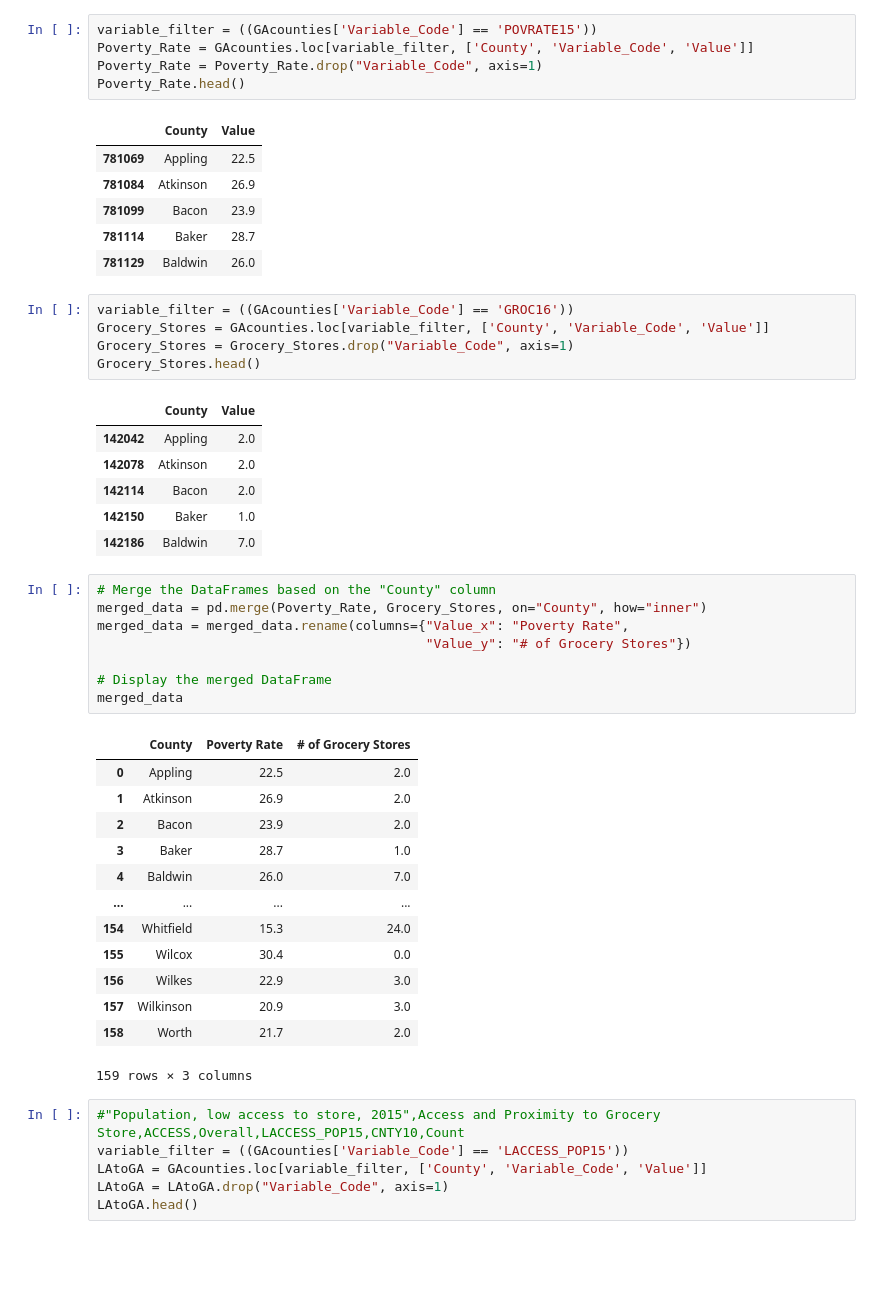
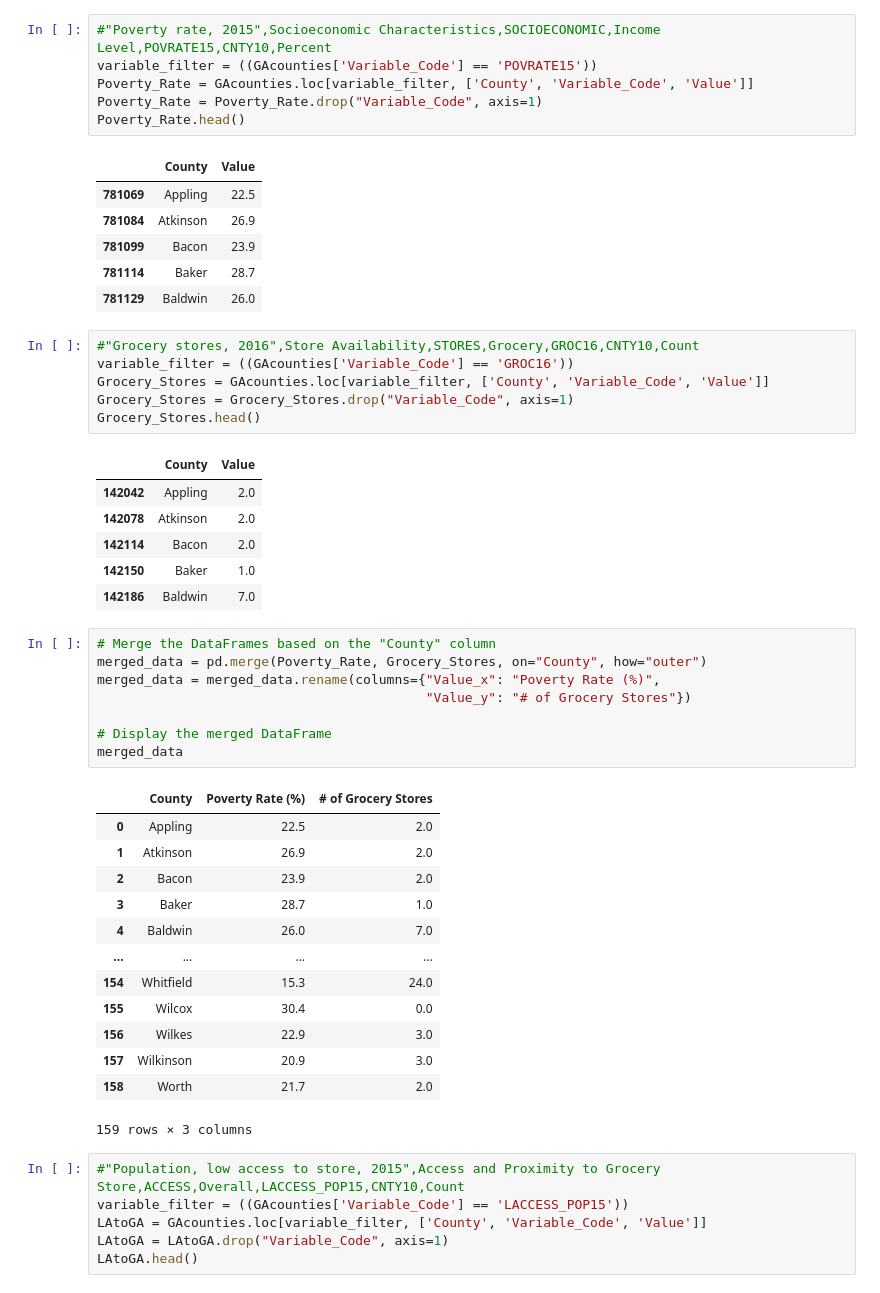
Before and after one commit to anishak520/Project1, a Jupyter notebook: GA-Food_Access-1.ipynb, the cells around one changed output. Cells and saved outputs as stored; diff of their text form; blank space fills up the shorter version.

```diff
--- a/GA-Food_Access-1.ipynb
+++ b/GA-Food_Access-1.ipynb
@@ -31,4 +31,5 @@ GA_Population_Data_df.head()
 # %%
+#"Poverty rate, 2015",Socioeconomic Characteristics,SOCIOECONOMIC,Income Level,POVRATE15,CNTY10,Percent
 variable_filter = ((GAcounties['Variable_Code'] == 'POVRATE15'))
 Poverty_Rate = GAcounties.loc[variable_filter, ['County', 'Variable_Code', 'Value']]
 Poverty_Rate = Poverty_Rate.drop("Variable_Code", axis=1)
@@ -41,6 +42,7 @@ Poverty_Rate.head()
 | 781114 | Baker | 28.7 |
 | 781129 | Baldwin | 26.0 |
 # %%
+#"Grocery stores, 2016",Store Availability,STORES,Grocery,GROC16,CNTY10,Count
 variable_filter = ((GAcounties['Variable_Code'] == 'GROC16'))
 Grocery_Stores = GAcounties.loc[variable_filter, ['County', 'Variable_Code', 'Value']]
 Grocery_Stores = Grocery_Stores.drop("Variable_Code", axis=1)
@@ -54,14 +56,14 @@ Grocery_Stores.head()
 | 142186 | Baldwin | 7.0 |
 # %%
 # Merge the DataFrames based on the "County" column
-merged_data = pd.merge(Poverty_Rate, Grocery_Stores, on="County", how="inner")
-merged_data = merged_data.rename(columns={"Value_x": "Poverty Rate",
+merged_data = pd.merge(Poverty_Rate, Grocery_Stores, on="County", how="outer")
+merged_data = merged_data.rename(columns={"Value_x": "Poverty Rate (%)",
                                           "Value_y": "# of Grocery Stores"})
 
 # Display the merged DataFrame
 merged_data
 # %% [output]
-|  | County | Poverty Rate | # of Grocery Stores |
+|  | County | Poverty Rate (%) | # of Grocery Stores |
 | 0 | Appling | 22.5 | 2.0 |
 | 1 | Atkinson | 26.9 | 2.0 |
 | 2 | Bacon | 23.9 | 2.0 |
```
Also changed, not shown: parts of 7 cells of this notebook.
